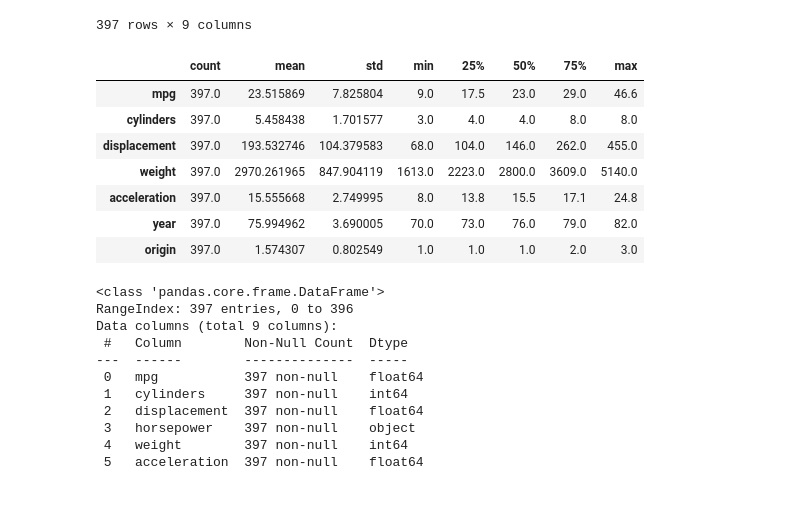
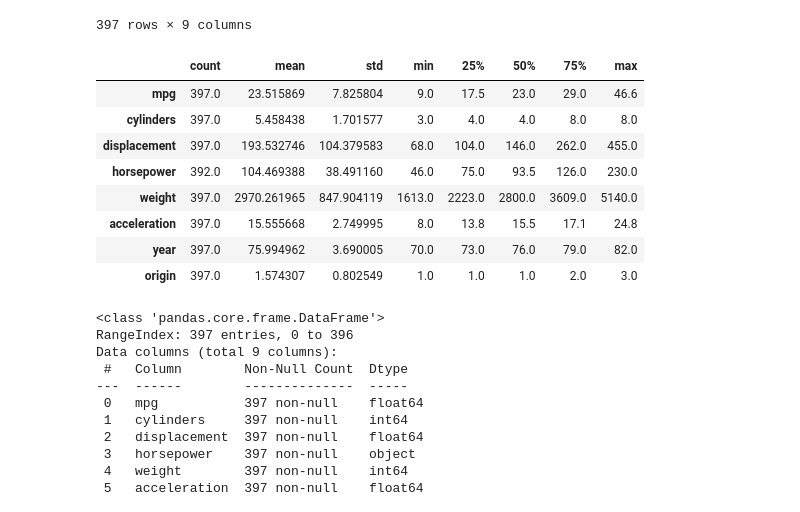
Before and after one commit to GabrielRomaoG/statistical_learning_code_answers, a Jupyter notebook: Chapter 2/Question_9.ipynb, the cells around one changed output. Cells and saved outputs as stored; diff of their text form; code cells hidden in the pictures.

```diff
--- a/Chapter 2/Question_9.ipynb
+++ b/Chapter 2/Question_9.ipynb
@@ -31,12 +31,14 @@ auto_df
 | 396 | 31.0 | 4 | 119.0 | 82 | 2720 | 19.4 | 82 | 1 | chevy s-10 |
 397 rows × 9 columns
 # %%
-auto_df.describe().transpose()
+describe_df = auto_df.describe().transpose()
+describe_df
 # %% [output]
 |  | count | mean | std | min | 25% | 50% | 75% | max |
 | mpg | 397.0 | 23.515869 | 7.825804 | 9.0 | 17.5 | 23.0 | 29.0 | 46.6 |
 | cylinders | 397.0 | 5.458438 | 1.701577 | 3.0 | 4.0 | 4.0 | 8.0 | 8.0 |
 | displacement | 397.0 | 193.532746 | 104.379583 | 68.0 | 104.0 | 146.0 | 262.0 | 455.0 |
+| horsepower | 392.0 | 104.469388 | 38.491160 | 46.0 | 75.0 | 93.5 | 126.0 | 230.0 |
 | weight | 397.0 | 2970.261965 | 847.904119 | 1613.0 | 2223.0 | 2800.0 | 3609.0 | 5140.0 |
 | acceleration | 397.0 | 15.555668 | 2.749995 | 8.0 | 13.8 | 15.5 | 17.1 | 24.8 |
 | year | 397.0 | 75.994962 | 3.690005 | 70.0 | 73.0 | 76.0 | 79.0 | 82.0 |
```
Also changed, not shown: parts of 2 cells of this notebook.
